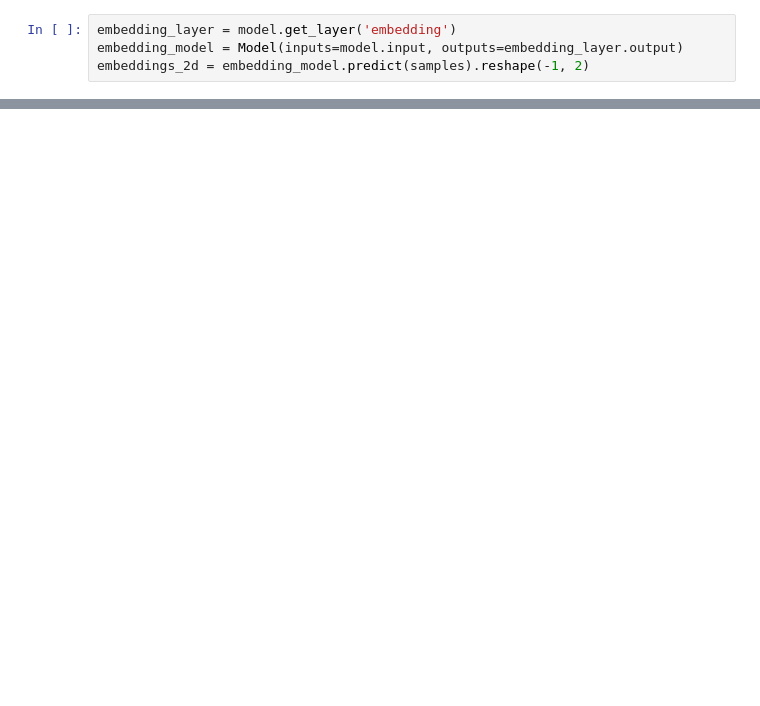
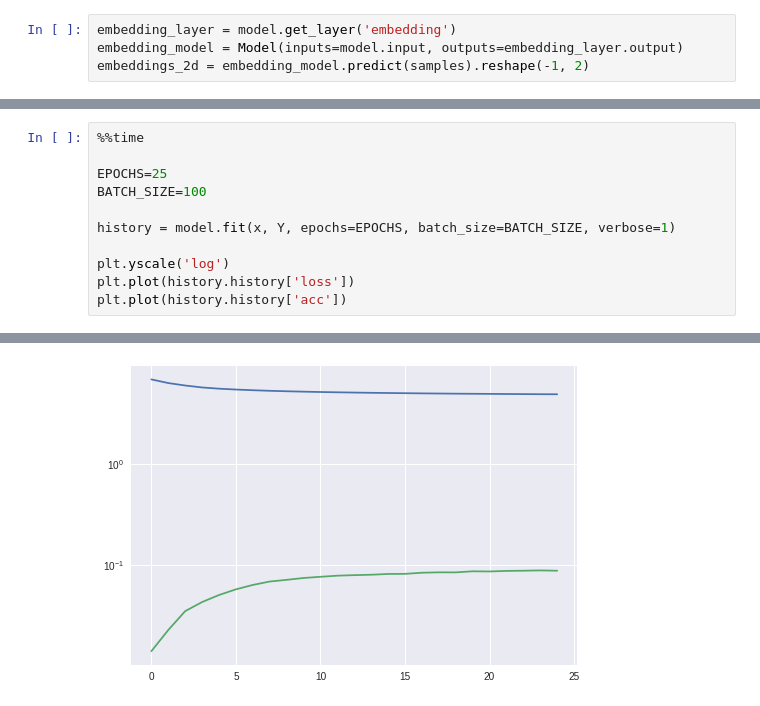
Before and after one commit to subodhchhabra/ai, a Jupyter notebook: notebooks/2019_tf/airline2vec.ipynb, the cells around one changed output, grey strips where cells are left out. Drawn from its saved outputs; the diff is of its cells as text; blank space fills up the shorter version.

```diff
--- a/notebooks/2019_tf/airline2vec.ipynb
+++ b/notebooks/2019_tf/airline2vec.ipynb
@@ -248,0 +321,12 @@ for index, x_pos, y_pos in zip(samples, embeddings_2d[:, 0], embeddings_2d[:, 1]
+# %%
+%%time
+
+EPOCHS=25
+BATCH_SIZE=100
+
+history = model.fit(x, Y, epochs=EPOCHS, batch_size=BATCH_SIZE, verbose=1)
+
+plt.yscale('log')
+plt.plot(history.history['loss'])
+plt.plot(history.history['acc'])
+# %% [output]
@@ -248,0 +350 @@ for index, x_pos, y_pos in zip(samples, embeddings_2d[:, 0], embeddings_2d[:, 1]
+[figure, added]
```
Also changed, not shown: parts of 27 cells of this notebook.
